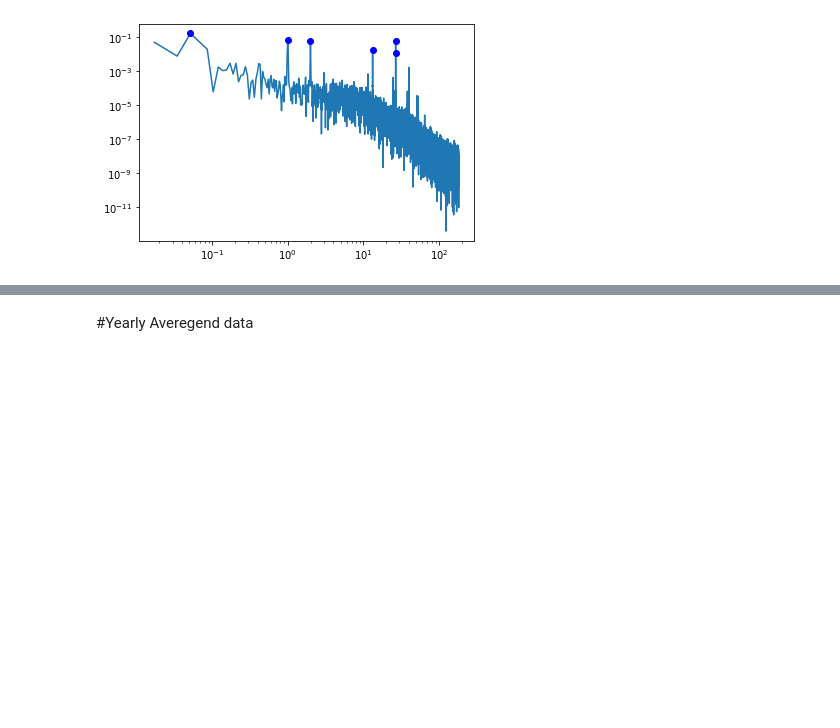
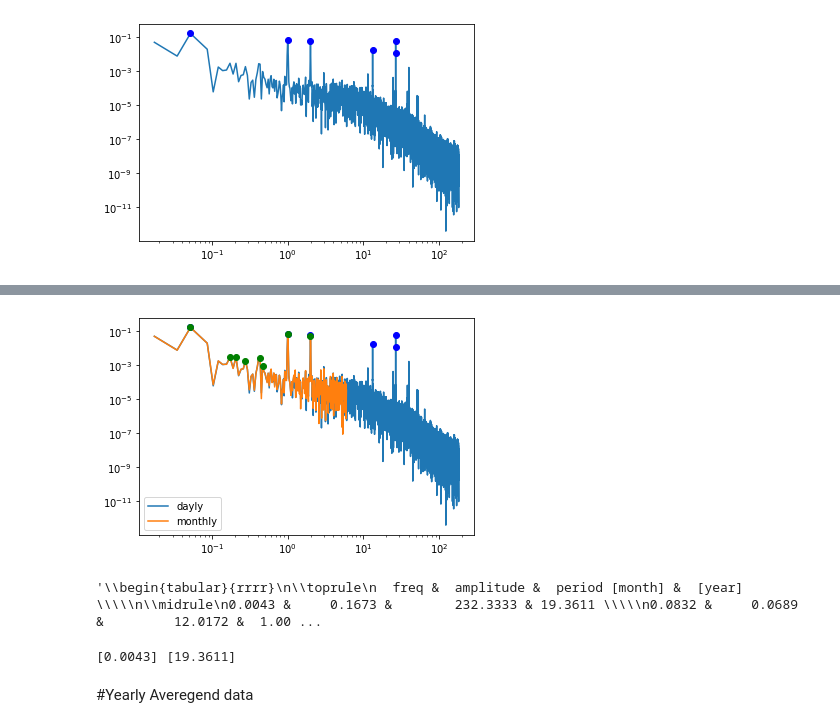
Before and after one commit to VGGatGitHub/Earth-Moon, a Jupyter notebook: IERS_Data_Analyses_Report.ipynb, the cells around one changed output, grey strips where cells are left out. Cells and saved outputs as stored; diff of their text form; code cells hidden in the pictures; blank space fills up the shorter version.

```diff
--- a/IERS_Data_Analyses_Report.ipynb
+++ b/IERS_Data_Analyses_Report.ipynb
@@ -840,3 +929,21 @@ def DataAvrg(df,dt='Year'): #monthly or yearly averged data
+# %%
+#all_figs, allx = plt.subplots()
+#allx.loglog(freqs1, ps1,label='yearly')
+#allx.loglog(peak_freq, peak_power, 'go')
+allx.legend(loc='lower left')
+all_figs
+# %% [output]
+[figure, added]
+# %%
+output.to_latex(index=False, float_format='%.4f', columns=list(output.columns)[1:])
+# %% [output]
+'\\begin{tabular}{rrrr}\n\\toprule\n  freq &  amplitude &  period [month] &  [year] \\\\\n\\midrule\n0.0043 &     0.1673 &        232.3333 & 19.3611 \\\\\n0.0832 &     0.0689 &         12.0172 &  1.00 ...
+# %%
+peaks = sig.find_peaks(ps1, prominence=prominence)[0]
+print(freqs1[ps1>=max(ps1[peaks])],
+      1/freqs1[ps1>=max(ps1[peaks])]/12)
+# %% [output]
+[0.0043] [19.3611]
 # %% [markdown]
 #Yearly Averegend data
 # %%
```
Also changed, not shown: parts of 16 cells of this notebook.
